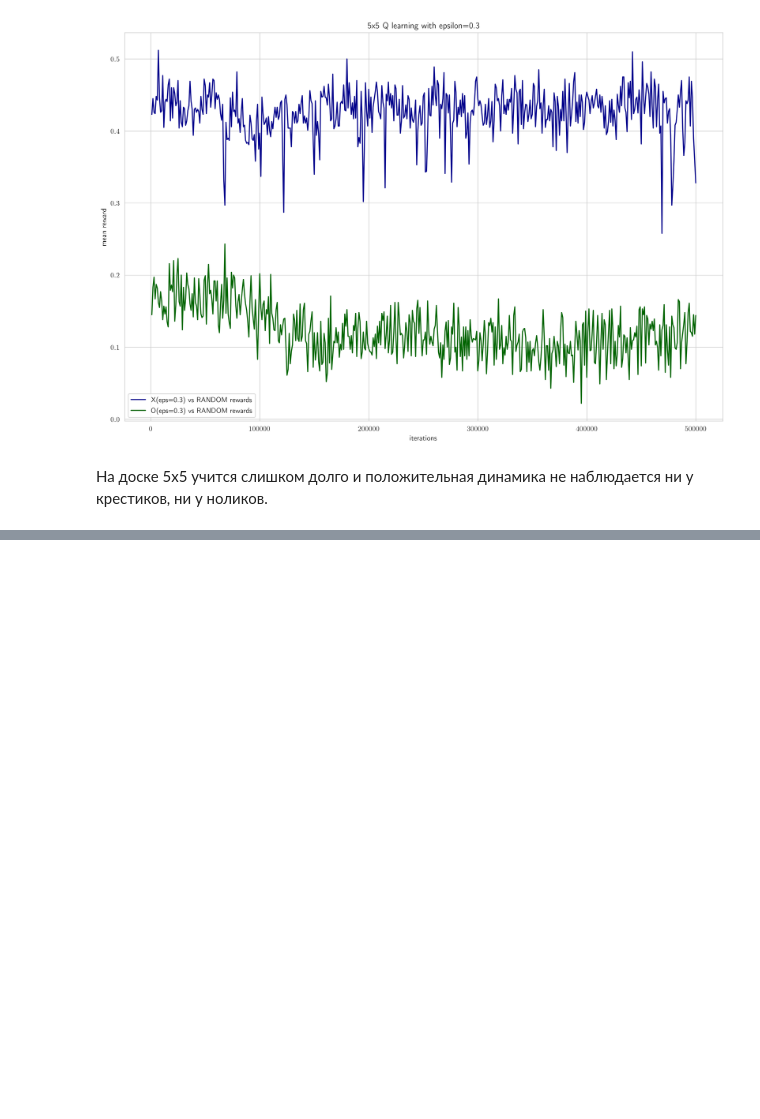
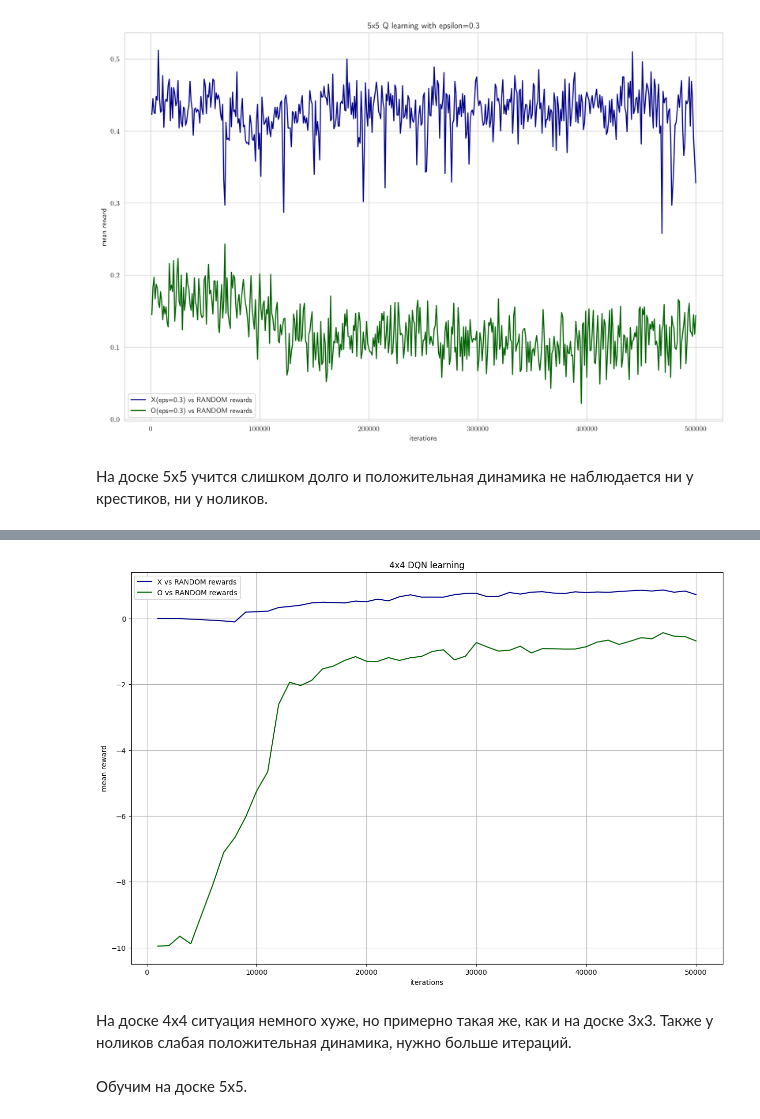
Before and after one commit to AnnaSmelova/Advanced_DL_and_RL, a Jupyter notebook: hw2/HW2_ASmelova.ipynb, the cells around one changed output, grey strips where cells are left out. Saved outputs shown, nothing was run; the diff lists cells and outputs as text; code cells hidden in the pictures; blank space fills up the shorter version.

```diff
--- a/hw2/HW2_ASmelova.ipynb
+++ b/hw2/HW2_ASmelova.ipynb
@@ -510,0 +694,11 @@ ax.grid(True)
+# %%
+%%time
+env = TicTacToe(4, 4, 4)
+
+player_x = DQNPlayer(state_size=16)
+player_o = DQNPlayer(state_size=16)
+
+iterations = 50000
+game = Game(env, player_x, player_o)
+
+steps, rewards_x, rewards_o = game.train(iterations)
@@ -510,0 +713,16 @@ ax.grid(True)
+# %%
+fig, ax = plt.subplots(figsize=(15, 10))
+ax.plot(steps, rewards_x, c='DarkBlue', label=f'X vs RANDOM rewards')
+ax.plot(steps, rewards_o, c='DarkGreen', label=f'O vs RANDOM rewards')
+ax.set_xlabel('iterations')
+ax.set_ylabel('mean reward')
+#ax.set_ylim([-2,1])
+ax.legend()
+ax.set_title(f'4x4 DQN learning')
+ax.grid(True)
+# %% [output]
+[figure, added]
+# %% [markdown]
+На доске 4х4 ситуация немного хуже, но примерно такая же, как и на доске 3х3. Также у ноликов слабая положительная динамика, нужно больше итераций.
+# %% [markdown]
+Обучим на доске 5х5.
```
Also changed, not shown: parts of 53 cells of this notebook.
